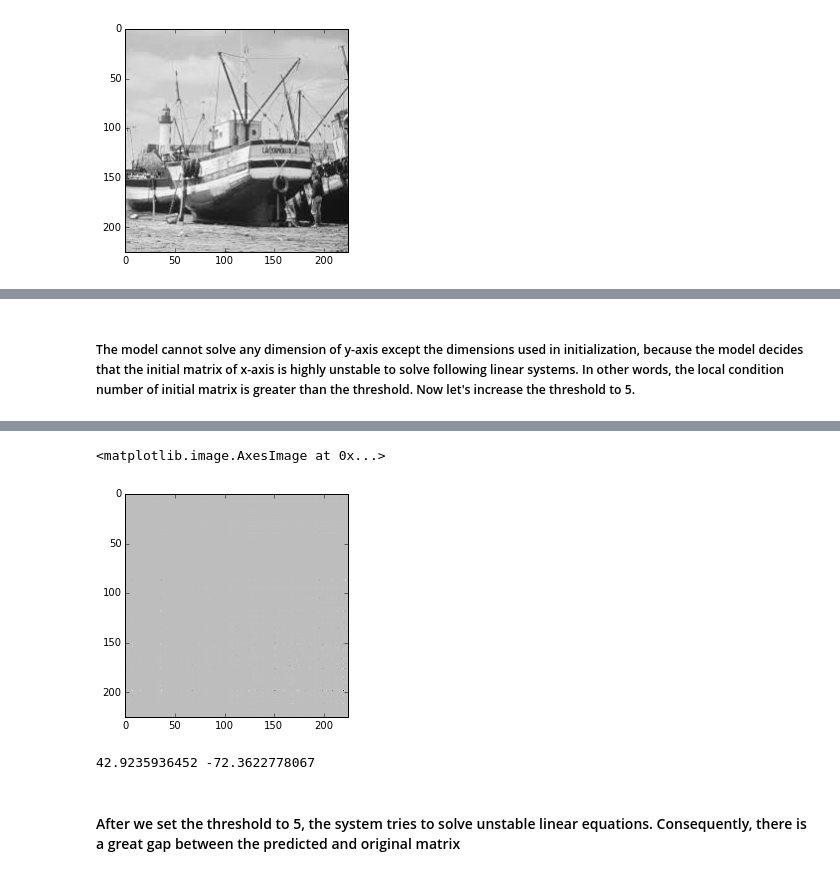
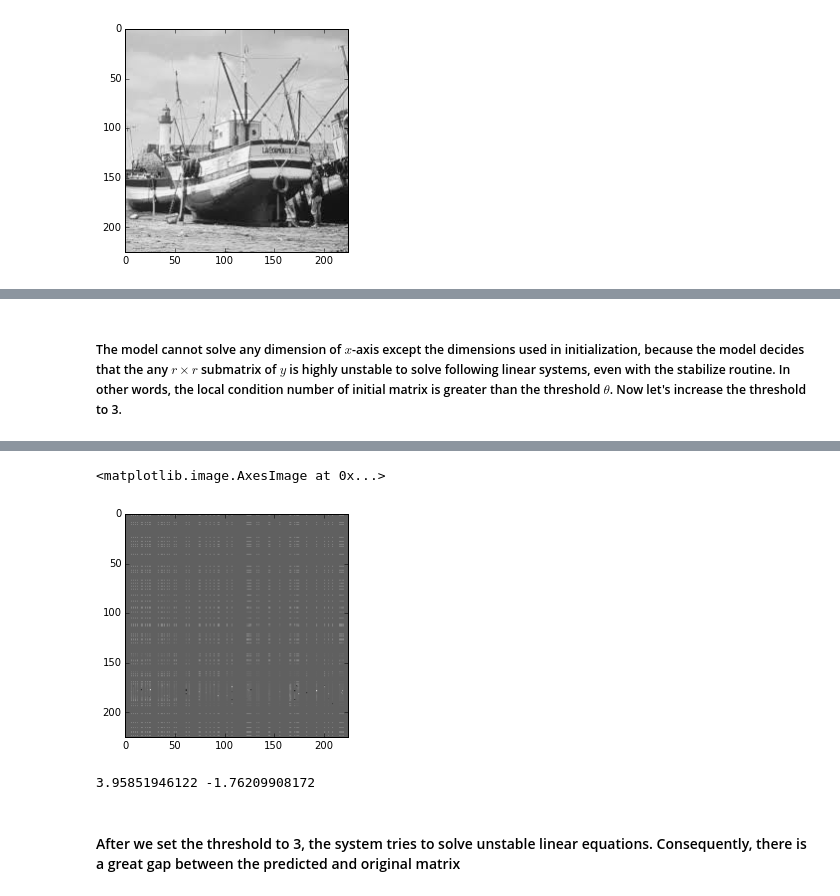
Before and after one commit to dongwookim-ml/almc, a Jupyter notebook: order_extend/boat_example.ipynb, the cells around one changed output, grey strips where cells are left out. Drawn from its saved outputs; the diff is of its cells as text; code cells hidden in the pictures.

```diff
--- a/order_extend/boat_example.ipynb
+++ b/order_extend/boat_example.ipynb
@@ -72,16 +71,16 @@ INFO:OrderExtend:Solved x-dim: 175 y-dim: 50
 # %% [markdown]
-##### The model cannot solve any dimension of y-axis except the dimensions used in initialization, because the model decides that the initial matrix of x-axis is highly unstable to solve following linear systems. In other words, the local condition number of initial matrix is greater than the threshold. Now let's increase the threshold to 5.
+##### The model cannot solve any dimension of $x$-axis except the dimensions used in initialization, because the model decides that the any $r \times r$ submatrix of $y$ is highly unstable to solve following linear systems, even with the stabilize routine. In other words, the local condition number of initial matrix is greater than the threshold $\theta$. Now let's increase the threshold to 3.
 # %%
-#set the threshold to 5
-theta = 5
+#set the threshold to 3
+theta = 3
 
 nx,ny = img.shape
 r = 50
 p = 0.3
-max_iter = 250
+max_iter = 5000
 
 # mask of the observed pixels (randomly chosen)
-sigma = np.random.binomial(1, p, size=(nx,ny))
+sigma = np.random.binomial(1, p, size=img.shape)
 
 # initialize another model with new theta
 model = OrderExtend(img, sigma, r, theta)
@@ -103,8 +98,8 @@ INFO:OrderExtend:Solved x-dim: 92 y-dim: 110
 <matplotlib.image.AxesImage at 0x...>
-[figure, old version]
+[figure, new version]
 # %%
 print(np.max(r_img), np.min(r_img))
 # %% [output]
-42.9235936452 -72.3622778067
+3.95851946122 -1.76209908172
 # %% [markdown]
-#### After we set the threshold to 5, the system tries to solve unstable linear equations. Consequently, there is a great gap between the predicted and original matrix
+#### After we set the threshold to 3, the system tries to solve unstable linear equations. Consequently, there is a great gap between the predicted and original matrix
```
Also changed, not shown: parts of 6 cells of this notebook, 2 other files.
